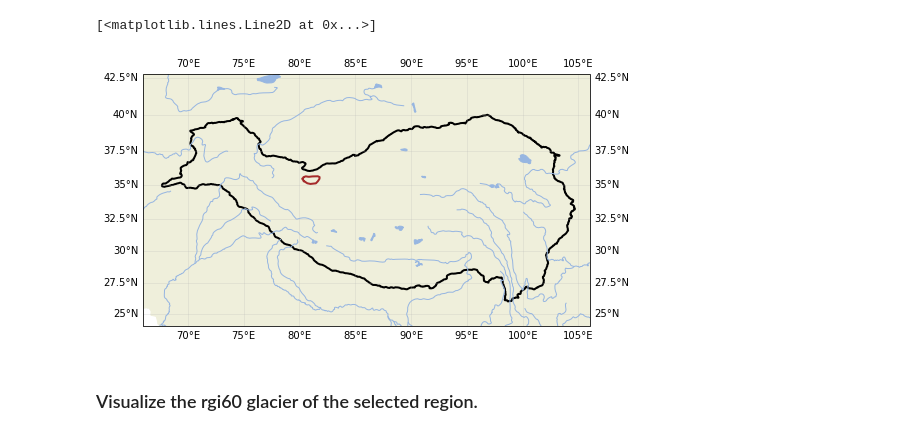
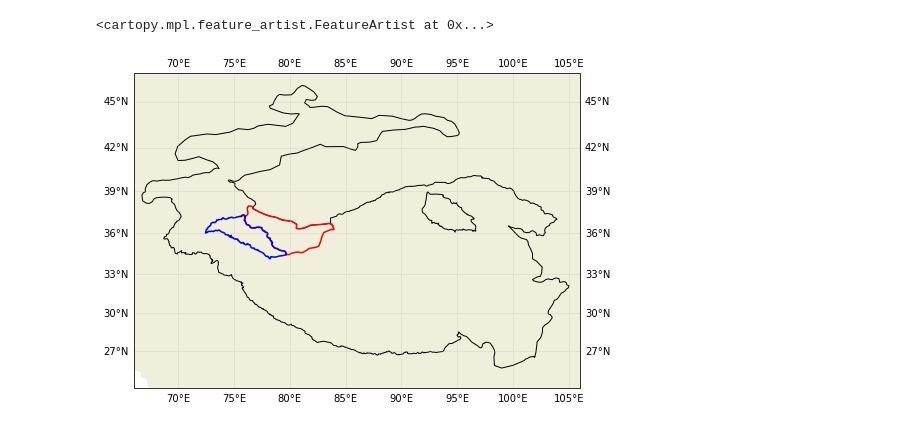
Before and after one commit to xinluo2018/Glacier-in-SETP, a Jupyter notebook: visual/study_area.ipynb, the cells around one changed output. Saved outputs shown, nothing was run; the diff lists cells and outputs as text; code cells hidden in the pictures.

```diff
--- a/visual/study_area.ipynb
+++ b/visual/study_area.ipynb
@@ -31,19 +17,32 @@ region_x, region_y = extent_wkunlun['geometry'][0].exterior.coords.xy
+# %%
+path_hma_vec = 'data/boundary/hma_bolch2019.gpkg'
+path_wkunlun_vec = 'data/boundary/wkunlun.gpkg'
+path_karakoram_vec = 'data/boundary/karakoram.gpkg'
+path_wkunlun_rgi60 = 'data/rgi60/rgi60_13_wkunlun.gpkg'
+path_karakoram_rgi60 = 'data/rgi60/rgi60_14_karakoram.gpkg'
 # %%
 fig = plt.figure(figsize=(8, 8))
 ax = fig.add_subplot(1, 1, 1, projection=ccrs.Mercator(central_longitude=88.5))
-ax.set_extent([66, 106, 24.0, 41.0])
+
+ax.set_extent([66, 106, 24.0, 45.0])
+ax.add_feature(cfeature.LAND);
+# ax.add_feature(cfeature.LAKES); ax.add_feature(cfeature.RIVERS)
+ax.gridlines(draw_labels=True, linewidth=0.5, alpha=0.4, zorder=1)
+
 ## 1. tibet boundary
-shp_fea = cfeature.ShapelyFeature(Reader(path_tibet_vec).geometries(), \
-                            crs=ccrs.PlateCarree(), edgecolor='Black', linewidth=2, facecolor='none')
+shp_fea = cfeature.ShapelyFeature(Reader(path_hma_vec).geometries(), \
+                            crs=ccrs.PlateCarree(), edgecolor='Black', linewidth=1, facecolor='none')
 ax.add_feature(shp_fea, zorder=0)
-ax.add_feature(cfeature.LAND)
-ax.add_feature(cfeature.LAKES)
-ax.add_feature(cfeature.RIVERS)
-ax.gridlines(draw_labels=True, linewidth=0.5, alpha=0.4, zorder=1)
-## 2. study region
-plt.plot(region_x, region_y, transform=ccrs.PlateCarree(), linewidth=2, color='Brown')
+
+## 2. wkunlun boundary
+shp_fea = cfeature.ShapelyFeature(Reader(path_wkunlun_vec).geometries(), \
+                            crs=ccrs.PlateCarree(), edgecolor='red', linewidth=1.5, facecolor='none')
+ax.add_feature(shp_fea, zorder=0)
+
+## 3. karakoram boundary
+shp_fea = cfeature.ShapelyFeature(Reader(path_karakoram_vec).geometries(), \
+                            crs=ccrs.PlateCarree(), edgecolor='blue', linewidth=1.5, facecolor='none')
+ax.add_feature(shp_fea, zorder=0)
 # %% [output]
-[<matplotlib.lines.Line2D at 0x...>]
+<cartopy.mpl.feature_artist.FeatureArtist at 0x...>
-[figure, old version]
+[figure, new version]
-# %% [markdown]
-### Visualize the rgi60 glacier of the selected region.
```
Also changed, not shown: parts of 10 cells of this notebook, 30 other files.
